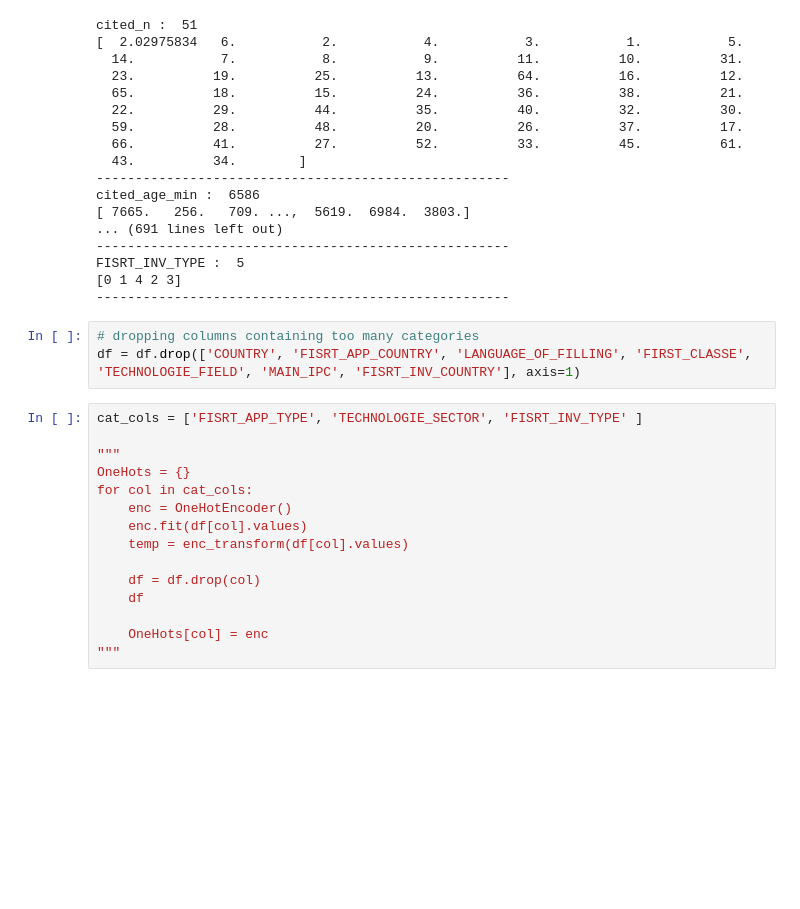
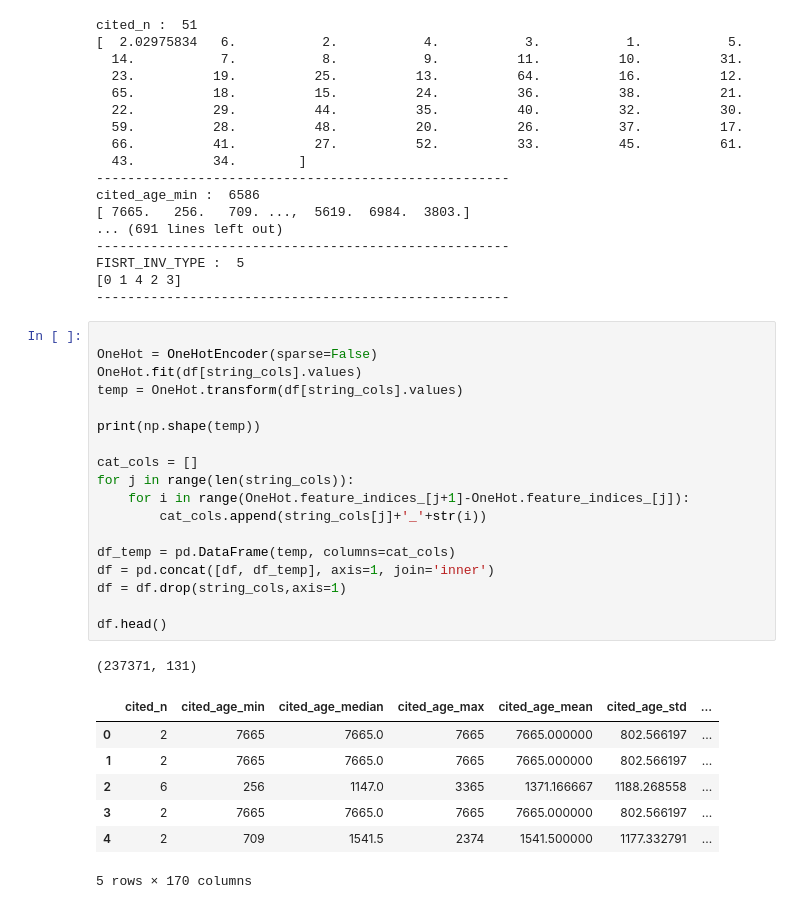
Before and after one commit to maxkub/challengeMDI343, a Jupyter notebook: challenge.ipynb, the cells around one changed output. Drawn from its saved outputs; the diff is of its cells as text; blank space fills up the shorter version.

```diff
--- a/challenge.ipynb
+++ b/challenge.ipynb
@@ -248,21 +247,30 @@ cited_age_min :  6586
 FISRT_INV_TYPE :  5
 [0 1 4 2 3]
 -----------------------------------------------------
-# %%
-# dropping columns containing too many categories
-df = df.drop(['COUNTRY', 'FISRT_APP_COUNTRY', 'LANGUAGE_OF_FILLING', 'FIRST_CLASSE', 'TECHNOLOGIE_FIELD', 'MAIN_IPC', 'FISRT_INV_COUNTRY'], axis=1)
-# %%
-cat_cols = ['FISRT_APP_TYPE', 'TECHNOLOGIE_SECTOR', 'FISRT_INV_TYPE' ]
-
-"""
-OneHots = {}
-for col in cat_cols:
-    enc = OneHotEncoder()
-    enc.fit(df[col].values)
-    temp = enc_transform(df[col].values)
-
-    df = df.drop(col)
-    df
-
-    OneHots[col] = enc
-"""
+# %%
+
+OneHot = OneHotEncoder(sparse=False)
+OneHot.fit(df[string_cols].values)
+temp = OneHot.transform(df[string_cols].values)
+
+print(np.shape(temp))
+
+cat_cols = []
+for j in range(len(string_cols)):
+    for i in range(OneHot.feature_indices_[j+1]-OneHot.feature_indices_[j]):
+        cat_cols.append(string_cols[j]+'_'+str(i))
+
+df_temp = pd.DataFrame(temp, columns=cat_cols)
+df = pd.concat([df, df_temp], axis=1, join='inner')
+df = df.drop(string_cols,axis=1)
+
+df.head()
+# %% [output]
+(237371, 131)
+|  | cited_n | cited_age_min | cited_age_median | cited_age_max | cited_age_mean | cited_age_std | ... |
+| 0 | 2 | 7665 | 7665.0 | 7665 | 7665.000000 | 802.566197 | ... |
+| 1 | 2 | 7665 | 7665.0 | 7665 | 7665.000000 | 802.566197 | ... |
+| 2 | 6 | 256 | 1147.0 | 3365 | 1371.166667 | 1188.268558 | ... |
+| 3 | 2 | 7665 | 7665.0 | 7665 | 7665.000000 | 802.566197 | ... |
+| 4 | 2 | 709 | 1541.5 | 2374 | 1541.500000 | 1177.332791 | ... |
+5 rows × 170 columns
```
Also changed, not shown: parts of 13 cells of this notebook, 1 other file.
